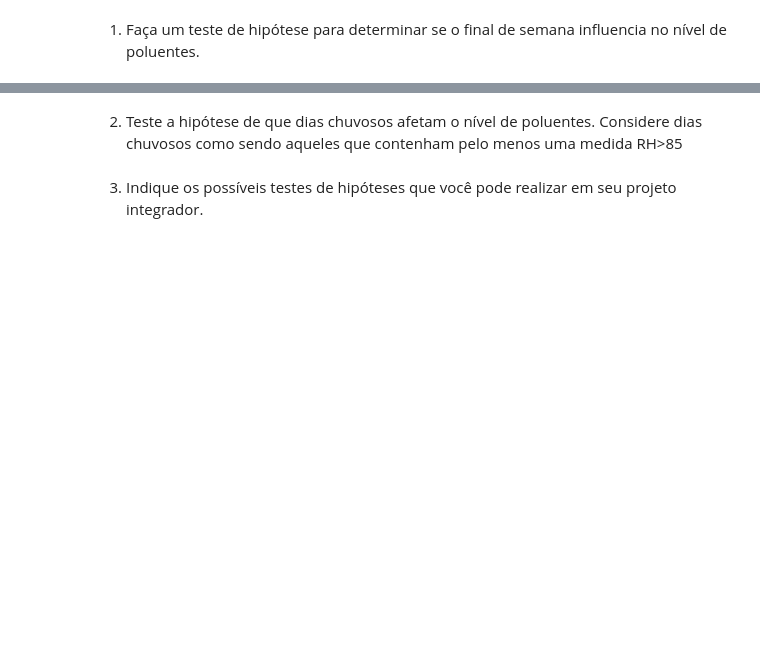
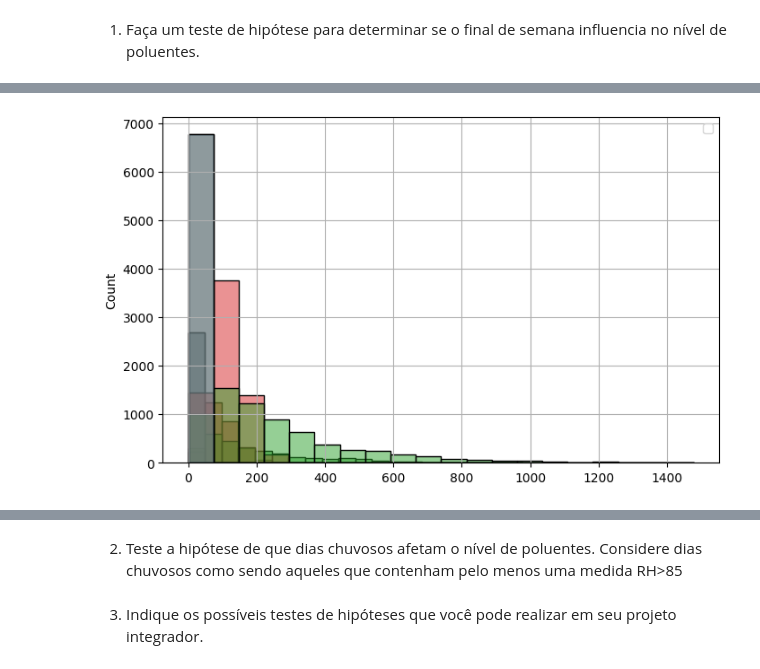
Before and after one commit to Vinicius380/Codigos_Terceiro_Semestre, a Jupyter notebook: Aula29/Aula29.ipynb, the cells around one changed output, grey strips where cells are left out. Saved outputs shown, nothing was run; the diff lists cells and outputs as text; code cells hidden in the pictures; blank space fills up the shorter version.

```diff
--- a/Aula29/Aula29.ipynb
+++ b/Aula29/Aula29.ipynb
@@ -222,2 +222,87 @@ Hipotese nula e valida
 # %% [markdown]
 1) Faça um teste de hipótese para determinar se o final de semana influencia no nível de poluentes.
+# %%
+df = pd.read_csv('AirQualityUCI.csv', sep=';', decimal=',')
+df.drop('Unnamed: 15', axis=1, inplace=True)
+df.drop('Unnamed: 16', axis=1, inplace=True)
+
+# É possível que no seu arquivo o separador de valores seja "," e o separador decimal seja ".".
+# Se você obter erros verifique a formatação do seu arquivo e substitua as linhas
+# acima por apenas (não precisa excluir as colunas unnamed):
+# df = pd.read_csv('AirQualityUCI.csv', sep=',', decimal='.')
+
+df.replace(-200,pd.NA, inplace=True)  # Na geração desses dados, foi escolhido usar o valor -200 para indicar
+                                      # valores ausentes.
+
+df.drop('NMHC(GT)',axis=1, inplace=True)  # Essa coluna possui dados de Hidrocarbonetos não-metano (NMHC).
+                                          # Porém ~90% dos valores são nulos e vamos eliminá-la por completo
+
+df["Time"] = df["Time"].str.replace(".",":", regex=False)
+
+# Trocamos as coluna Date e Time por uma única coluna chamada Datetime
+df["Datetime"]= pd.to_datetime(df["Date"] + " " + df["Time"],
+                               format = "%d/%m/%Y %H:%M:%S")
+
+df.drop(["Time"], axis=1, inplace=True)
+
+# Garantimos que todas as colunas numéricas sejam tratadas como tal
+for col in df.columns:
+  if (col!="Datetime" and col != "Date"):
+    df[col] = pd.to_numeric(df[col], errors="coerce")
+
+#df.dropna(inplace=True)
+df = df.interpolate()
+
+agrupado = df.groupby("Date")[["CO(GT)", "C6H6(GT)", "NOx(GT)", "NO2(GT)"]].mean()
+print(agrupado)
+print(f"{agrupado} O TESTE FOI AQUI=================================================")
+
+#print(df.info())
+
+#print(df.describe())
+#df.hist(figsize=(12,8) ,  bins=30)
+#plt.tight_layout()
+#plt.show()
+
+#df = agrupado
+
+df["DDS"] = df["Datetime"].dt.dayofweek  # Segunda=0, Domingo=6
+
+df["FDS"] = df["DDS"] >= 5  # Sábado(5) e Domingo(6) são FDS
+
+dfds=df[df["FDS"]]
+dfdd=df[df["FDS"]==False]
+
+poluentesFDS = pd.concat([dfds["CO(GT)"], dfds["C6H6(GT)"], dfds["NOx(GT)"], dfds["NO2(GT)"], dfds['Datetime']], axis=1)
+print(poluentesFDS.info())
+poluentesDDS = pd.concat([dfdd["CO(GT)"], dfdd["C6H6(GT)"], dfdd["NOx(GT)"], dfdd["NO2(GT)"], dfdd['Datetime']], axis=1)
+
+
+DDSAgrupado = dfdd.groupby(dfdd["Datetime"].dt.hour)[["CO(GT)", "C6H6(GT)", "NOx(GT)", "NO2(GT)"]].mean()
+print("dds")
+print(DDSAgrupado.info())
+
+FDSAgrupado = dfds.groupby(dfds["Datetime"].dt.hour)[["CO(GT)", "C6H6(GT)", "NOx(GT)", "NO2(GT)"]].mean()
+print(FDSAgrupado.info())
+
+
+
+t_stat, p_value = stats.ttest_ind(DDSAgrupado, FDSAgrupado, equal_var=False)
+plt.figure(figsize=(8, 5))
+sns.histplot(poluentesFDS, bins=20, alpha=0.5, color='red')
+sns.histplot(poluentesDDS, bins=20, alpha=0.5, color='blue')
+
+#plt.axvline(x=np.mean(poluentesFDS), color='red', linestyle='dashed', linewidth=2)
+#plt.axvline(x=np.mean(poluentesDDS), color='blue', linestyle='dashed', linewidth=2)
+plt.grid(True)
+plt.legend()
+plt.show()
+
+print(poluentesDDS)
+print(poluentesFDS)
+
+print(f"t-statistic: {t_stat}")
+print(f"p-value: {p_value}")
+
+print(DDSAgrupado.isna().count())
+# %% [output]
@@ -223,0 +326 @@ Hipotese nula e valida
+[figure, added]
```
Also changed, not shown: parts of 4 cells of this notebook, 1 other file.
